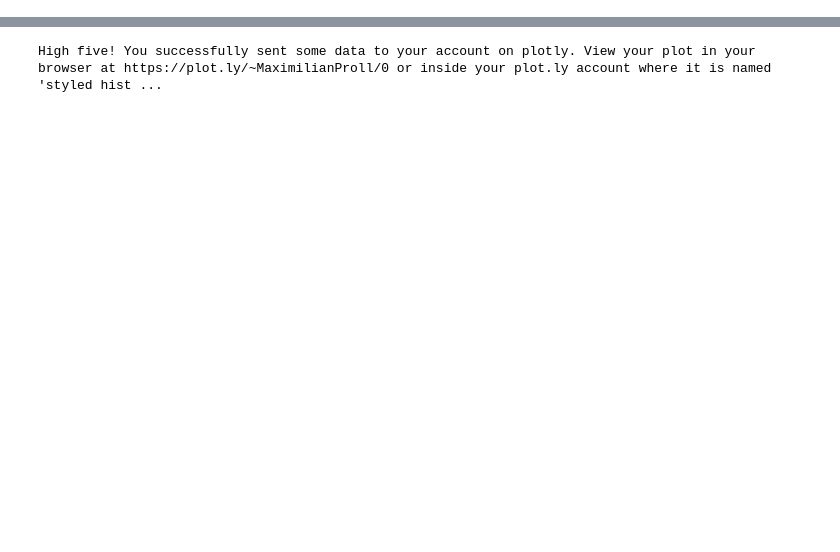
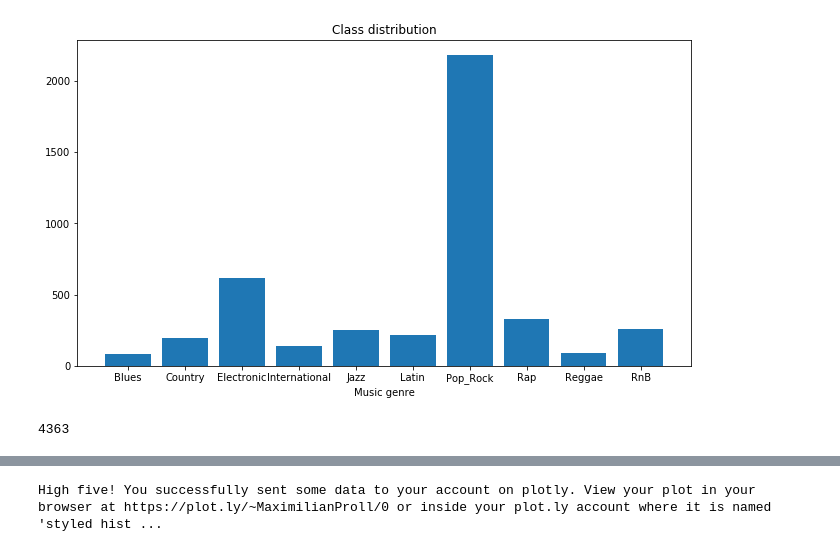
Before and after one commit to MaximilianPavon/ML_project, a Jupyter notebook: analysis-Data_Analysis.ipynb, the cells around one changed output, grey strips where cells are left out. Cells and saved outputs as stored; diff of their text form; code cells hidden in the pictures; blank space fills up the shorter version.

Commit message:
visualise data work on chap 2 'Data Analysis'

```diff
--- a/analysis-Data_Analysis.ipynb
+++ b/analysis-Data_Analysis.ipynb
@@ -23,0 +43,12 @@ labels = ['Pop_Rock',
+# %%
+plt.figure(figsize=(11,6));
+plt.bar(labels, class_count);
+plt.title('Class distribution');
+plt.xlabel('Music genre');
+plt.savefig('./report_files/Class_distribution.png', dpi=300);
+# %% [output]
+[figure, added]
+# %%
+len(train_data)
+# %% [output]
+4363
```
Also changed, not shown: parts of 11 cells of this notebook, 5 other files.
